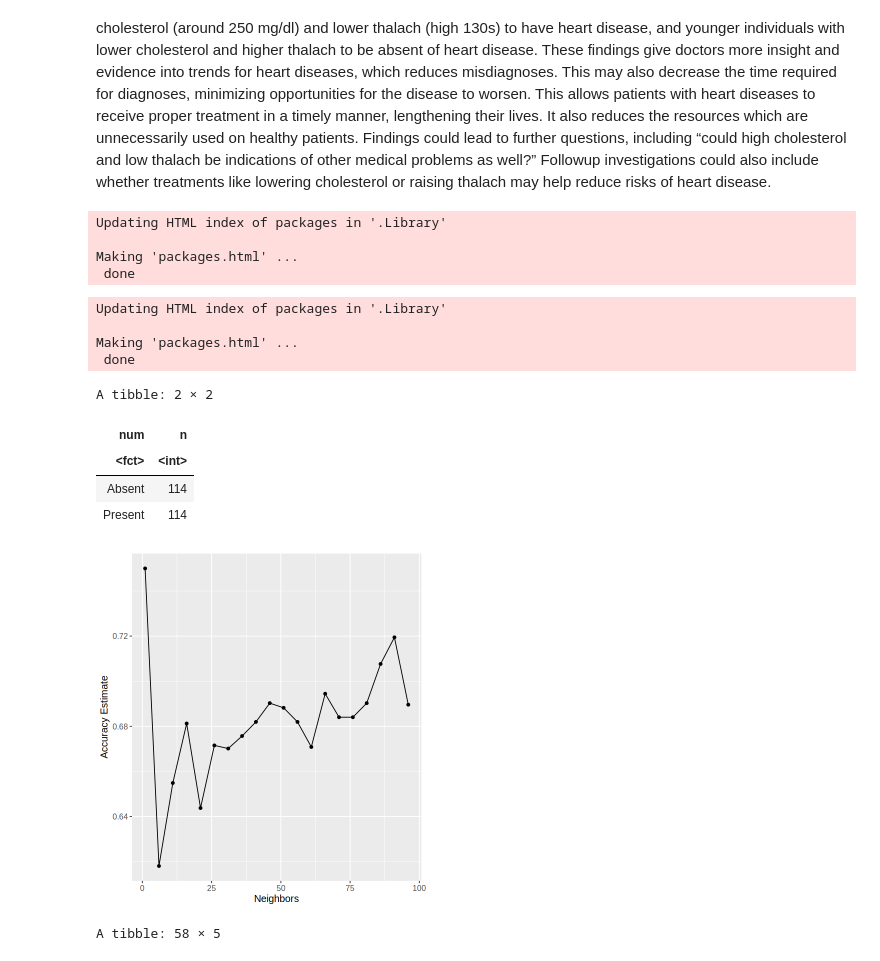
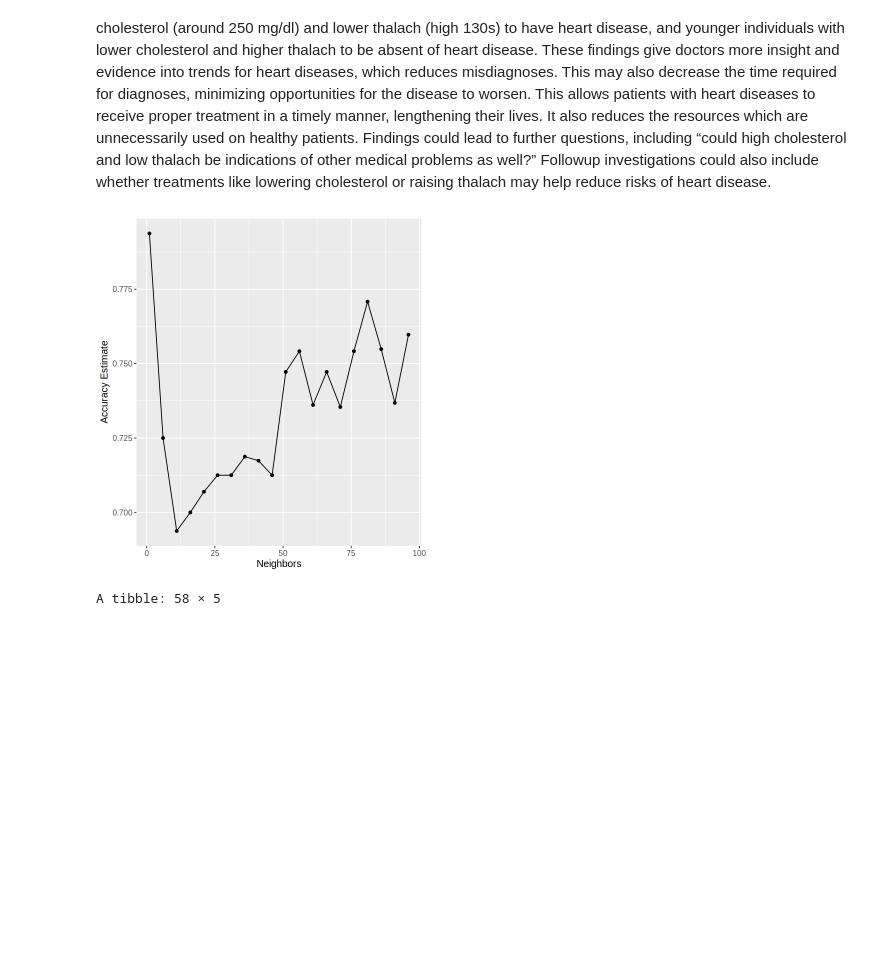
Before and after one commit to RachelCSmith/DSCI_project, a Jupyter notebook: Project_Report_Group41.ipynb, the cells around one changed output. Drawn from its saved outputs; the diff is of its cells as text; code cells hidden in the pictures; blank space fills up the shorter version.

Commit message:
balanced earlier + set seed

```diff
--- a/Project_Report_Group41.ipynb
+++ b/Project_Report_Group41.ipynb
@@ -85,0 +77,16 @@ A tibble: 2 × 4
+# %%
+set.seed(9)
+data_split<-initial_split(upsampled_cleveland,prop=0.75,strata=num)
+data_train<-training(data_split)
+data_test<-testing(data_split)
+data_train
+
+distribution_num<-data_train|>
+    group_by(num)|>
+    summarize(count=n())
+distribution_num
+
+mean_predictors<-data_train|>
+    group_by(num)|>
+    summarize(avg_age=mean(age),avg_chol=mean(chol),avg_thalach=mean(thalach))
+mean_predictors
@@ -123,10 +160,3 @@ Our data analysis will use the KNN classification method. The predicted attribut
 Expected outcomes and significance
 
 Our model aims to predict whether an individual has heart disease using age, cholesterol, and thalach measurements. Considering the distributions, we expect older individuals (around high 50s) with higher cholesterol (around 250 mg/dl) and lower thalach (high 130s) to have heart disease, and younger individuals with lower cholesterol and higher thalach to be absent of heart disease. These findings give doctors more insight and evidence into trends for heart diseases, which reduces misdiagnoses. This may also decrease the time required for diagnoses, minimizing opportunities for the disease to worsen. This allows patients with heart diseases to receive proper treatment in a timely manner, lengthening their lives. It also reduces the resources which are unnecessarily used on healthy patients. Findings could lead to further questions, including “could high cholesterol and low thalach be indications of other medical problems as well?” Followup investigations could also include whether treatments like lowering cholesterol or raising thalach may help reduce risks of heart disease.
-# %%
-install.packages("themis")
-# %% [output]
-Updating HTML index of packages in '.Library'
-
-Making 'packages.html' ...
- done
@@ -135,7 +162,0 @@ library(themis)
-# %%
-install.packages("kknn")
-# %% [output]
-Updating HTML index of packages in '.Library'
-
-Making 'packages.html' ...
- done
@@ -144,59 +163,38 @@ library(kknn)
 # %%
-#Balancing the Data
-cleveland_recipe <- recipe(num ~., data = filtered_data) |>
-step_upsample(num, over_ratio = 1, skip = FALSE) |>
-prep()
-
-upsampled_cleveland <- bake(cleveland_recipe, filtered_data)
-upsampled_cleveland |>
-group_by(num) |>
-summarize(n = n())
-
-#Splitting training and testing data
-set.seed(9)
-cleveland_split<-initial_split(upsampled_cleveland,prop=0.75,strata=num)
-cleveland_train<-training(cleveland_split)
-cleveland_test<-testing(cleveland_split)
-
 #Standardizing the data
-cleveland_recipe_scale <- recipe(num ~., data = cleveland_train)|>
+cleveland_recipe <- recipe(num ~., data = data_train)|>
 step_scale(all_predictors()) |>
 step_center(all_predictors())
 
 #Nearest Neighbors
 knn_spec <- nearest_neighbor(weight_func = "rectangular", neighbors = tune()) |>
 set_engine("kknn") |>
 set_mode("classification")
-
+set.seed(9)
 #Cross Validation (what number of folds should we do here?)
-cleveland_vfold <- vfold_cv(cleveland_train, v = 10, strata = num)
+cleveland_vfold <- vfold_cv(data_train, v = 10, strata = num)
 
 k_vals <- tibble(neighbors = seq(from = 1, to = 100, by = 5))
 
 knn_results <- workflow() |>
-add_recipe(cleveland_recipe_scale) |>
+add_recipe(cleveland_recipe) |>
 add_model(knn_spec) |>
 tune_grid(resamples = cleveland_vfold, grid = k_vals) |>
 collect_metrics()
 
 accuracies <- knn_results |>
 filter(.metric == "accuracy")
 
 #Plot for choosing K
 accuracy_vs_k <- ggplot(accuracies, aes(x = neighbors, y = mean)) +
 geom_point() +
 geom_line() +
 labs(x = "Neighbors", y = "Accuracy Estimate") +
 theme(text = element_text(size = 12))
 
 accuracy_vs_k
 # %% [output]
-A tibble: 2 × 2
-| num | n |
-| <fct> | <int> |
-| Absent | 114 |
-| Present | 114 |
-[figure, old version]
+[figure, new version]
 # %%
 # Make K = 61? Unsure why there is a huge peak at K=1
 # %%
```
Also changed, not shown: parts of 8 cells of this notebook.
